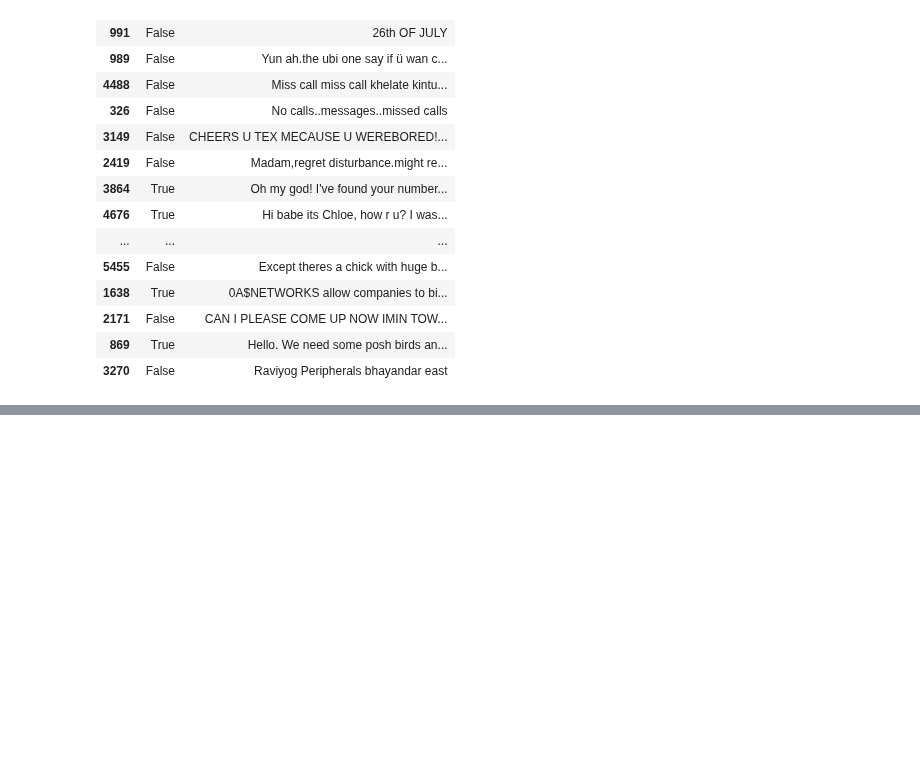
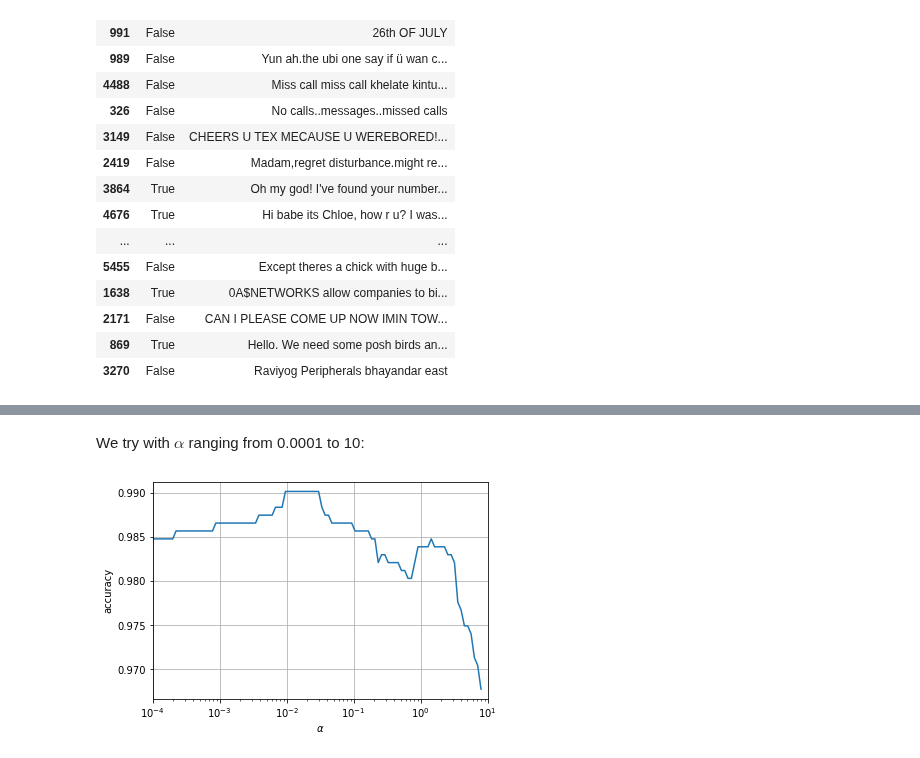
Before and after one commit to FlorentCLMichel/learning_data_science, a Jupyter notebook: Projects_Jupyter/SMS_spam_filter.ipynb, the cells around one changed output, grey strips where cells are left out. Cells and saved outputs as stored; diff of their text form; code cells hidden in the pictures; blank space fills up the shorter version.

Commit message:
added alpha optimization

```diff
--- a/Projects_Jupyter/SMS_spam_filter.ipynb
+++ b/Projects_Jupyter/SMS_spam_filter.ipynb
@@ -307,0 +388,47 @@ Most of them are genuine messages mislabeled as spams.
+# %%
+def update_alpha_and_train(new_alpha):
+    '''
+    update the value fof alpha, re-train the model, and return its accuracy
+    '''
+    global alpha, p_w_s, p_w_ns, p_not_in_V_s, p_not_in_V_ns
+
+    # update alpha
+    alpha = new_alpha
+
+    # re-compute the weights
+    p_w_s = {w: (count_words_spam[w] + alpha) / (Ns + alpha*V) for w in count_words_spam}
+    p_w_ns = {w: (count_words_non_spam[w] + alpha) / (Nns + alpha*V) for w in count_words_non_spam}
+
+    p_not_in_V_s = alpha / (Ns + alpha*V)
+    p_not_in_V_ns = alpha / (Nns + alpha*V)
+
+    correct = 0
+    total = 0
+    mislabeled = []
+
+    for i in range(corpus_test.shape[0]):
+        total += 1
+        if classify(corpus_test.iloc[i,1]) == corpus_test.iloc[i,0]:
+            correct += 1
+        else:
+            mislabeled.append(i)
+
+    accuracy = correct / total
+    return accuracy
+# %% [markdown]
+We try with $\alpha$ ranging from 0.0001 to 10:
+# %%
+alpha_min = 0.0001
+alpha_max = 10.
+n_values = 100
+
+alpha_values = [alpha_min*(alpha_max/alpha_min)**(i/(n_values+1)) for i in range(n_values)]
+acc_values = list(map(update_alpha_and_train, alpha_values))
+
+plt.semilogx(alpha_values, acc_values)
+plt.xlim(alpha_min, alpha_max)
+plt.xlabel(r'$\alpha$')
+plt.ylabel('accuracy')
+plt.grid()
+# %% [output]
+[figure, added]
```
Also changed, not shown: parts of 16 cells of this notebook.
